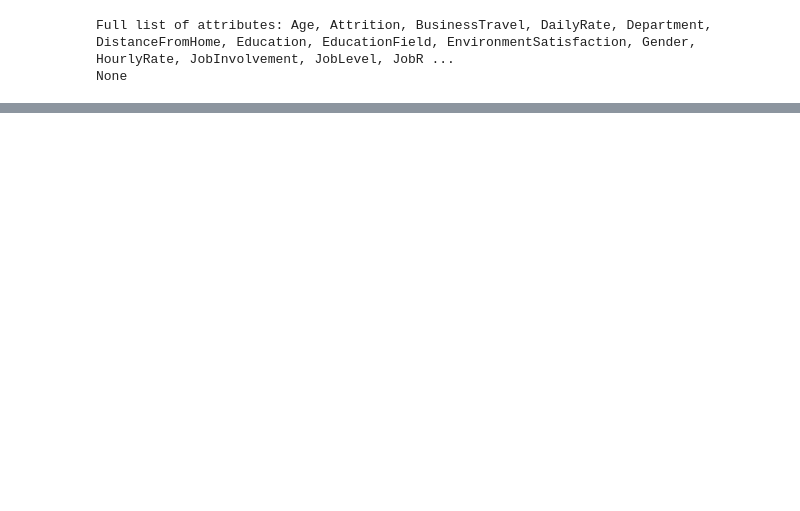
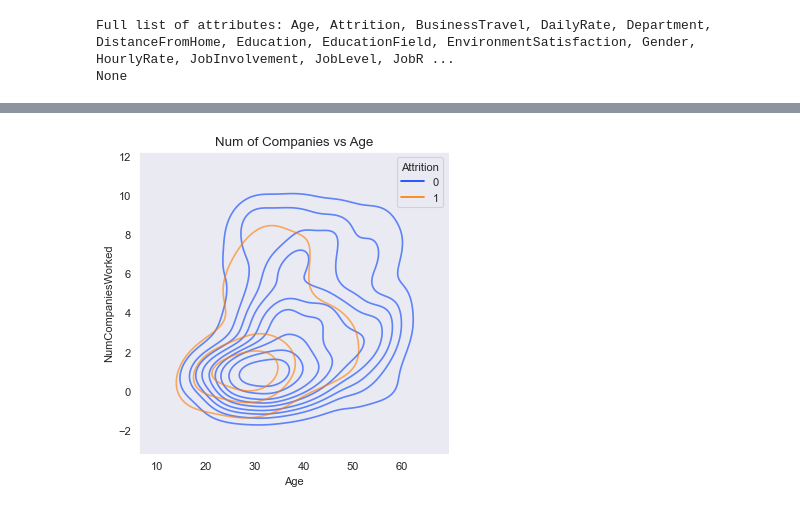
Before and after one commit to syip0005/employee_attrition_ibm, a Jupyter notebook: IBM HR - Exploratory Data Analysis.ipynb, the cells around one changed output, grey strips where cells are left out. Cells and saved outputs as stored; diff of their text form; code cells hidden in the pictures; blank space fills up the shorter version.

```diff
--- a/IBM HR - Exploratory Data Analysis.ipynb
+++ b/IBM HR - Exploratory Data Analysis.ipynb
@@ -232,0 +346,11 @@ Broadly speaking, there are really four key categories we'll investigate:
+# %%
+# number of companies worked vs Age
+
+fig, ax = plt.subplots(figsize=(5,5),dpi=80)
+
+sns.kdeplot(x='Age', y='NumCompaniesWorked', data=df_main, ax=ax, hue='Attrition', fill=False,alpha=0.6, palette='bright')
+ax.set_title('Num of Companies vs Age')
+
+plt.show()
+# %% [output]
+[figure, added]
```
Also changed, not shown: parts of 24 cells of this notebook.
